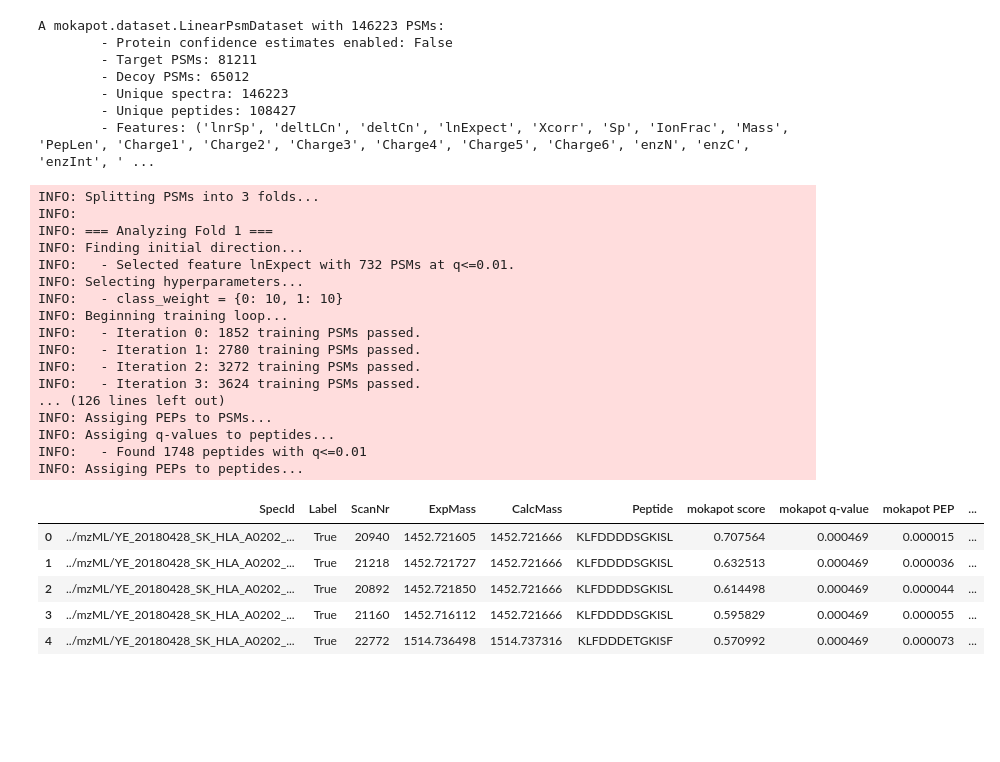
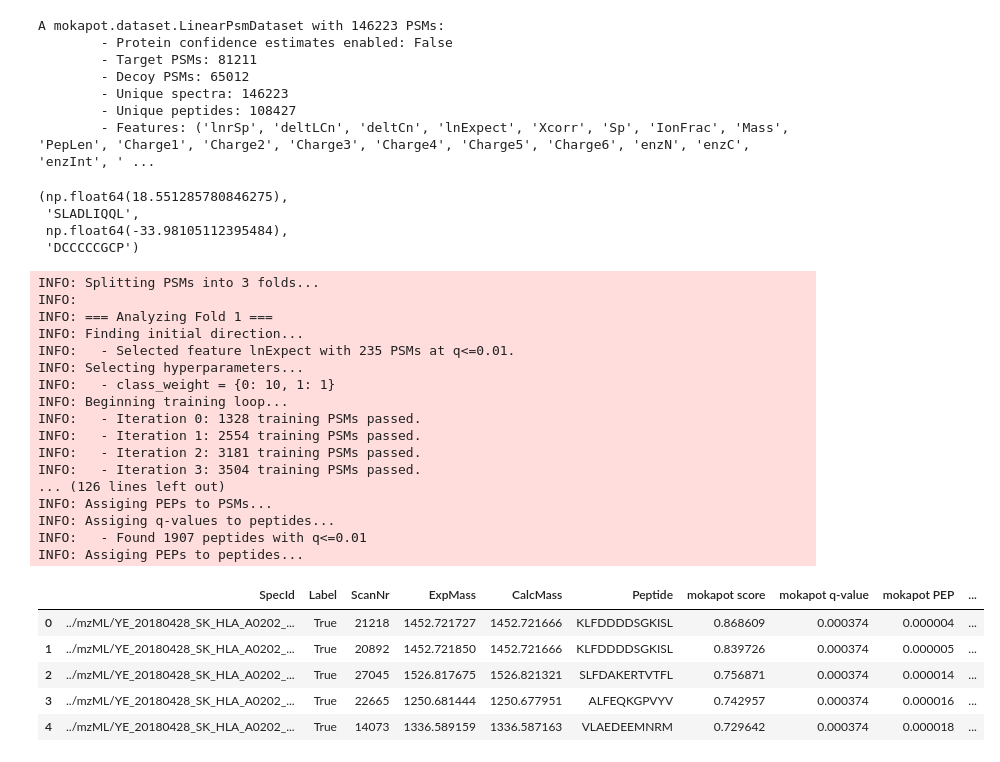
Before and after one commit to 5h4ng/PWM-score, a Jupyter notebook: src/comparison.ipynb, the cells around one changed output. Cells and saved outputs as stored; diff of their text form; code cells hidden in the pictures; blank space fills up the shorter version.

```diff
--- a/src/comparison.ipynb
+++ b/src/comparison.ipynb
@@ -308,33 +308,51 @@ A mokapot.dataset.LinearPsmDataset with 146223 PSMs:
         - Unique spectra: 146223
         - Unique peptides: 108427
         - Features: ('lnrSp', 'deltLCn', 'deltCn', 'lnExpect', 'Xcorr', 'Sp', 'IonFrac', 'Mass', 'PepLen', 'Charge1', 'Charge2', 'Charge3', 'Charge4', 'Charge5', 'Charge6', 'enzN', 'enzC', 'enzInt', ' ...
+# %%
+
+max_score = df_PWM_score[df_PWM_score['PepLen'] == 9]['PWM_score'].max()
+min_score = df_PWM_score[df_PWM_score['PepLen'] == 9]['PWM_score'].min()
+
+
+max_index = df_PWM_score[df_PWM_score['PepLen'] == 9]['PWM_score'].idxmax()
+min_index = df_PWM_score[df_PWM_score['PepLen'] == 9]['PWM_score'].idxmin()
+
+max_peptide = df_PWM_score[df_PWM_score['PepLen'] == 9].loc[max_index, 'Peptide']
+min_peptide = df_PWM_score[df_PWM_score['PepLen'] == 9].loc[min_index, 'Peptide']
+
+max_score, max_peptide, min_score, min_peptide
+# %% [output]
+(np.float64(18.551285780846275),
+ 'SLADLIQQL',
+ np.float64(-33.98105112395484),
+ 'DCCCCCGCP')
 # %%
-PWM_score_conf, model = mokapot.brew(psms_PWM_score)
+PWM_score_conf, models = mokapot.brew(psms_PWM_score)
 PWM_score_conf.psms.head()
 # %% [output]
 INFO: Splitting PSMs into 3 folds...
 INFO:
 INFO: === Analyzing Fold 1 ===
 INFO: Finding initial direction...
-INFO:   - Selected feature lnExpect with 732 PSMs at q<=0.01.
+INFO:   - Selected feature lnExpect with 235 PSMs at q<=0.01.
 INFO: Selecting hyperparameters...
-INFO:   - class_weight = {0: 10, 1: 10}
+INFO:   - class_weight = {0: 10, 1: 1}
 INFO: Beginning training loop...
-INFO:   - Iteration 0: 1852 training PSMs passed.
-INFO:   - Iteration 1: 2780 training PSMs passed.
-INFO:   - Iteration 2: 3272 training PSMs passed.
-INFO:   - Iteration 3: 3624 training PSMs passed.
+INFO:   - Iteration 0: 1328 training PSMs passed.
+INFO:   - Iteration 1: 2554 training PSMs passed.
+INFO:   - Iteration 2: 3181 training PSMs passed.
+INFO:   - Iteration 3: 3504 training PSMs passed.
 ... (126 lines left out)
 INFO: Assiging PEPs to PSMs...
 INFO: Assiging q-values to peptides...
-INFO:   - Found 1748 peptides with q<=0.01
+INFO:   - Found 1907 peptides with q<=0.01
 INFO: Assiging PEPs to peptides...
 |  | SpecId | Label | ScanNr | ExpMass | CalcMass | Peptide | mokapot score | mokapot q-value | mokapot PEP | ... |
-| 0 | ../mzML/YE_20180428_SK_HLA_A0202_... | True | 20940 | 1452.721605 | 1452.721666 | KLFDDDDSGKISL | 0.707564 | 0.000469 | 0.000015 | ... |
-| 1 | ../mzML/YE_20180428_SK_HLA_A0202_... | True | 21218 | 1452.721727 | 1452.721666 | KLFDDDDSGKISL | 0.632513 | 0.000469 | 0.000036 | ... |
-| 2 | ../mzML/YE_20180428_SK_HLA_A0202_... | True | 20892 | 1452.721850 | 1452.721666 | KLFDDDDSGKISL | 0.614498 | 0.000469 | 0.000044 | ... |
-| 3 | ../mzML/YE_20180428_SK_HLA_A0202_... | True | 21160 | 1452.716112 | 1452.721666 | KLFDDDDSGKISL | 0.595829 | 0.000469 | 0.000055 | ... |
-| 4 | ../mzML/YE_20180428_SK_HLA_A0202_... | True | 22772 | 1514.736498 | 1514.737316 | KLFDDDETGKISF | 0.570992 | 0.000469 | 0.000073 | ... |
+| 0 | ../mzML/YE_20180428_SK_HLA_A0202_... | True | 21218 | 1452.721727 | 1452.721666 | KLFDDDDSGKISL | 0.868609 | 0.000374 | 0.000004 | ... |
+| 1 | ../mzML/YE_20180428_SK_HLA_A0202_... | True | 20892 | 1452.721850 | 1452.721666 | KLFDDDDSGKISL | 0.839726 | 0.000374 | 0.000005 | ... |
+| 2 | ../mzML/YE_20180428_SK_HLA_A0202_... | True | 27045 | 1526.817675 | 1526.821321 | SLFDAKERTVTFL | 0.756871 | 0.000374 | 0.000014 | ... |
+| 3 | ../mzML/YE_20180428_SK_HLA_A0202_... | True | 22665 | 1250.681444 | 1250.677951 | ALFEQKGPVYV | 0.742957 | 0.000374 | 0.000016 | ... |
+| 4 | ../mzML/YE_20180428_SK_HLA_A0202_... | True | 14073 | 1336.589159 | 1336.587163 | VLAEDEEMNRM | 0.729642 | 0.000374 | 0.000018 | ... |
 # %%
 fig, axs = plt.subplots(1, 2, figsize=(12, 4),dpi=300)
 colors = ("#343131", "#24B8A0", "#FFA500")
```
Also changed, not shown: parts of 7 cells of this notebook, 8 other files.
